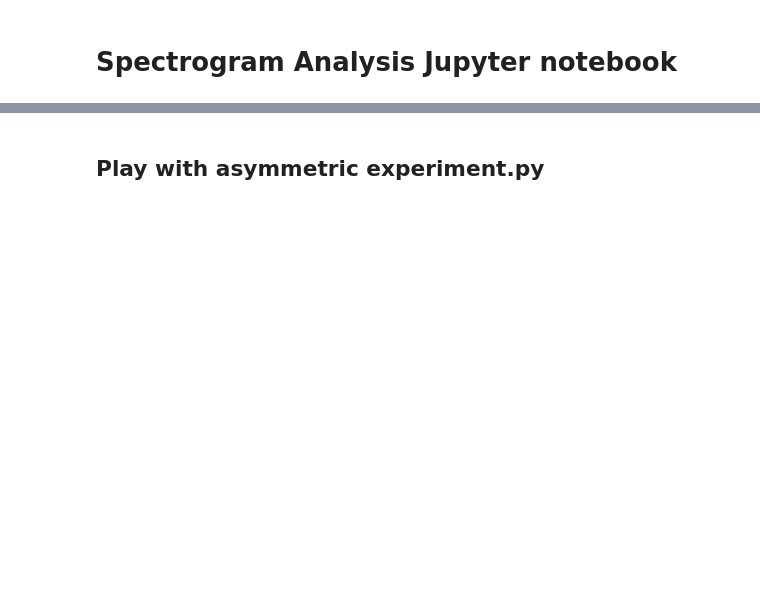
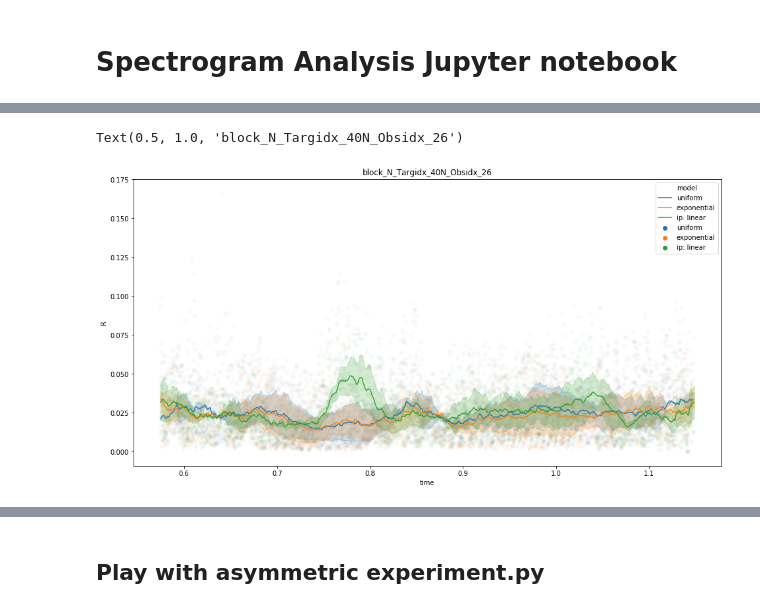
Before and after one commit to blindedjoy/Reservoir, a Jupyter notebook: MARIOS/Analysis.ipynb, the cells around one changed output, grey strips where cells are left out. Saved outputs shown, nothing was run; the diff lists cells and outputs as text; code cells hidden in the pictures; blank space fills up the shorter version.

```diff
--- a/MARIOS/Analysis.ipynb
+++ b/MARIOS/Analysis.ipynb
@@ -2,0 +61,18 @@
+# %%
+pickle_rDF = pickle_A.rDF
+plt.figure(figsize = (16,8))
+pickle_loss_df_50_50_split =  pickle_rDF[pickle_rDF.split == 0.5]
+#pickle_loss_df_50_50_split = pickle_loss_df_50_50_split[pickle_loss_df_50_50_split.model != "exponential"]
+
+mean_ =  pickle_loss_df_50_50_split.R.rolling(50).mean()
+colors = ["cyan", "red"]
+
+sns.scatterplot(x = "time", y = pickle_loss_df_50_50_split["R"], data = pickle_loss_df_50_50_split,
+                hue = "model", alpha = 0.02)
+
+sns.lineplot(x = "time", y = mean_, data = pickle_loss_df_50_50_split,
+             hue = "model", alpha = 0.9)
+plt.title("block_N_Targidx_40N_Obsidx_26")
+# %% [output]
+Text(0.5, 1.0, 'block_N_Targidx_40N_Obsidx_26')
+[figure, added]
```
Also changed, not shown: parts of 27 cells of this notebook, 6 other files.
